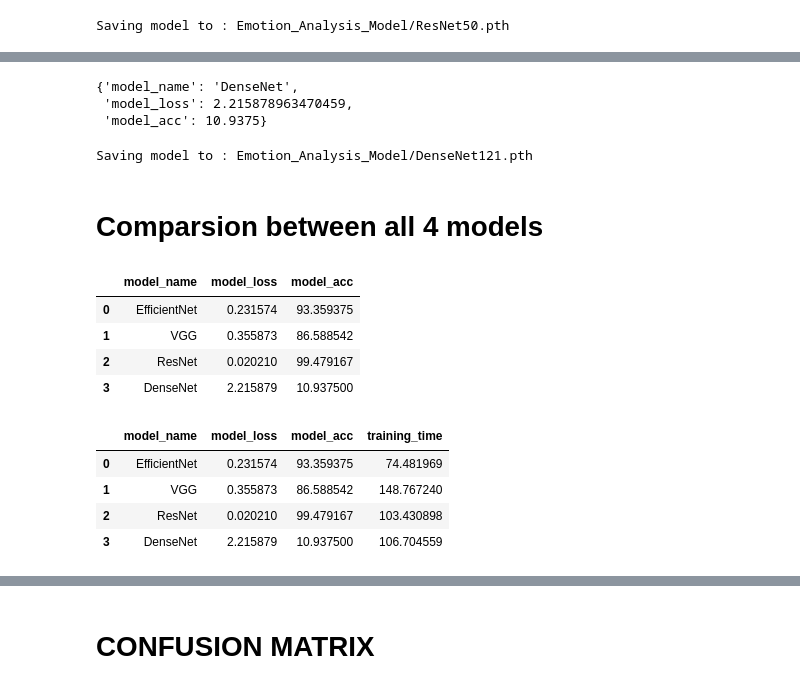
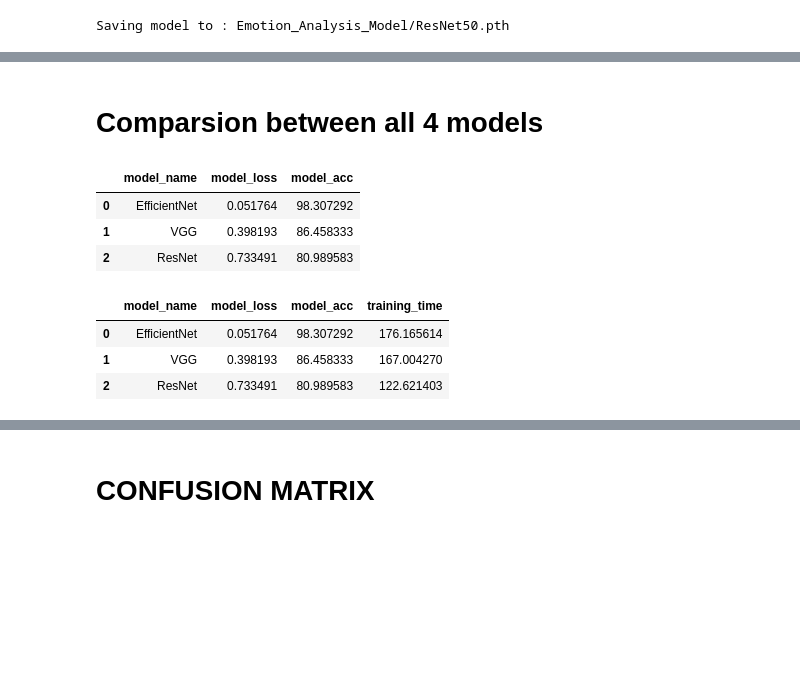
Before and after one commit to Manvi1718/Emotion_Analysis, a Jupyter notebook: MAINdone.ipynb, the cells around one changed output, grey strips where cells are left out. Cells and saved outputs as stored; diff of their text form; code cells hidden in the pictures; blank space fills up the shorter version.

```diff
--- a/MAINdone.ipynb
+++ b/MAINdone.ipynb
@@ -415,6 +428,7 @@ def test_step(model:torch.nn.Module,
     test_loss /= len(data_loader)
     test_acc /= len(data_loader)
     print(f"Test loss : {test_loss:.5f} | Test Acc : {test_acc:.2f}% ")
+    return test_loss , test_acc
 # %% [markdown]
 #MODEL-1 -- EfficientNet
 # %% [markdown]
@@ -588,20 +615,29 @@ vgg16_model.to(device)
 
 epochs = 12
 
+results_vgg16 = {"train_loss":[],
+           "train_acc":[],
+           "test_loss":[],
+           "test_acc":[]}
+
 # Create a optimization and evaluation loop using train_step() and test_step()
 for epoch in tqdm(range(epochs)):
   print(f"Epoch : {epoch}\n---------- ")
-  train_step(model = vgg16_model,
+  train_loss , train_acc = train_step(model = vgg16_model,
              data_loader = train_dataloader,
              loss_fn = loss_fn,
              optimizer = optimizer,
              accuracy_fn = accuracy_fn,
              device = device)
-  test_step(model=vgg16_model,
+  test_loss , test_acc = test_step(model=vgg16_model,
             data_loader=test_dataloader,
             loss_fn = loss_fn,
             accuracy_fn=accuracy_fn,
             device = device)
+  results_vgg16["train_loss"].append(train_loss)
+  results_vgg16["train_acc"].append(train_acc)
+  results_vgg16["test_loss"].append(test_loss)
+  results_vgg16["test_acc"].append(test_acc)
 train_time_end2 = timer()
 total_train_time_model_2 = print_train_time(start = train_time_start2,
                                               end = train_time_end2,
@@ -709,20 +746,29 @@ resnet50_model.to(device)
 # Setting epochs
 epochs = 12
 
+results_resnet50 = {"train_loss":[],
+           "train_acc":[],
+           "test_loss":[],
+           "test_acc":[]}
+
 # Create a optimization and evaluation loop using train_step() and test_step()
 for epoch in tqdm(range(epochs)):
   print(f"Epoch : {epoch}\n----------")
-  train_step(model = resnet50_model,
+  train_loss , train_acc = train_step(model = resnet50_model,
              data_loader = train_dataloader,
              loss_fn = loss_fn,
              optimizer = optimizer,
              accuracy_fn = accuracy_fn,
              device = device)
-  test_step(model=resnet50_model,
+  test_loss , test_acc = test_step(model=resnet50_model,
             data_loader=test_dataloader,
             loss_fn = loss_fn,
             accuracy_fn=accuracy_fn,
             device = device)
+  results_resnet50["train_loss"].append(train_loss)
+  results_resnet50["train_acc"].append(train_acc)
+  results_resnet50["test_loss"].append(test_loss)
+  results_resnet50["test_acc"].append(test_acc)
 train_time_end3 = timer()
 total_train_time_model_3 = print_train_time(start = train_time_start3,
                                               end = train_time_end3,
@@ -867,58 +826,24 @@ Train time on cuda : 106.705 seconds
-# %%
-# Get model_4_results
-model_4_results = eval_model(model=densenet121_model,
-                             data_loader = test_dataloader,
-                             loss_fn = loss_fn,
-                             accuracy_fn = accuracy_fn,
-                             device=device)
-model_4_results
-# %% [output]
-{'model_name': 'DenseNet',
- 'model_loss': 2.215878963470459,
- 'model_acc': 10.9375}
-# %%
-from pathlib import Path
-
-# create model directory path
-MODEL_PATH = Path("Emotion_Analysis_Model")
-MODEL_PATH.mkdir(parents = True ,
-                 exist_ok = True)
-
-# Create a save model
-MODEL_NAME = "DenseNet121.pth"
-MODEL_SAVE_PATH = MODEL_PATH / MODEL_NAME
-
-# save model state dict
-print(f"Saving model to : {MODEL_SAVE_PATH}")
-torch.save(obj = densenet121_model.state_dict(),
-           f = MODEL_SAVE_PATH)
-# %% [output]
-Saving model to : Emotion_Analysis_Model/DenseNet121.pth
 # %% [markdown]
 # Comparsion between all 4 models
 # %%
 import pandas as pd
 compare_results = pd.DataFrame([model_1_results,
                                model_2_results,
-                               model_3_results,
-                                model_4_results])
+                               model_3_results])
 compare_results
 # %% [output]
 |  | model_name | model_loss | model_acc |
-| 0 | EfficientNet | 0.231574 | 93.359375 |
-| 1 | VGG | 0.355873 | 86.588542 |
-| 2 | ResNet | 0.020210 | 99.479167 |
-| 3 | DenseNet | 2.215879 | 10.937500 |
+| 0 | EfficientNet | 0.051764 | 98.307292 |
+| 1 | VGG | 0.398193 | 86.458333 |
+| 2 | ResNet | 0.733491 | 80.989583 |
 # %%
 # Adding training time to results comparison
 compare_results["training_time"] = ([total_train_time_model_1,
                                     total_train_time_model_2,
-                                    total_train_time_model_3,
-                                    total_train_time_model_4])
+                                    total_train_time_model_3])
 compare_results
 # %% [output]
 |  | model_name | model_loss | model_acc | training_time |
-| 0 | EfficientNet | 0.231574 | 93.359375 | 74.481969 |
-| 1 | VGG | 0.355873 | 86.588542 | 148.767240 |
-| 2 | ResNet | 0.020210 | 99.479167 | 103.430898 |
-| 3 | DenseNet | 2.215879 | 10.937500 | 106.704559 |
+| 0 | EfficientNet | 0.051764 | 98.307292 | 176.165614 |
+| 1 | VGG | 0.398193 | 86.458333 | 167.004270 |
+| 2 | ResNet | 0.733491 | 80.989583 | 122.621403 |
```
Also changed, not shown: parts of 50 cells of this notebook.
